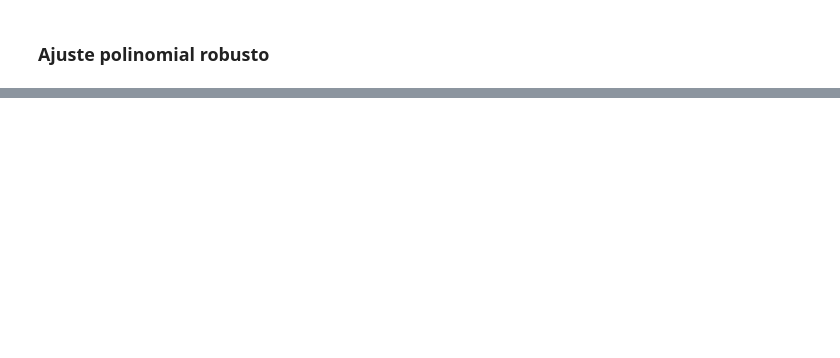
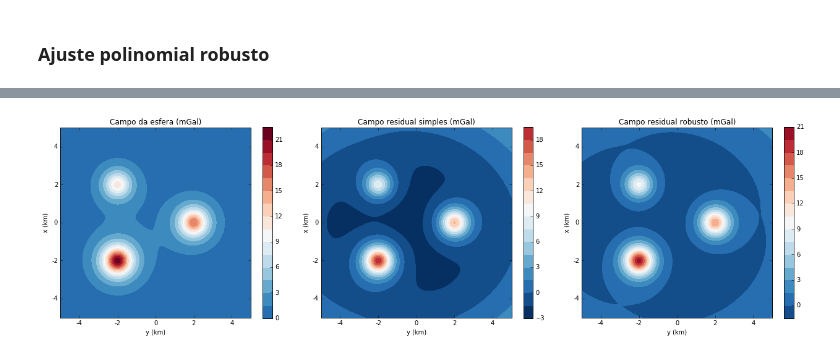
Before and after one commit to birocoles/Disciplina-metodos-potenciais, a Jupyter notebook: Aulas/Separacao_regional_residual/ajuste_polinomial_robusto.ipynb, the cells around one changed output, grey strips where cells are left out. Saved outputs shown, nothing was run; the diff lists cells and outputs as text; code cells hidden in the pictures; blank space fills up the shorter version.

```diff
--- a/Aulas/Separacao_regional_residual/ajuste_polinomial_robusto.ipynb
+++ b/Aulas/Separacao_regional_residual/ajuste_polinomial_robusto.ipynb
@@ -185,0 +217,43 @@ mpl.show()
+# %%
+maximo = np.max([np.max(gz_esfera), np.max(gz_residual1), np.max(gz_residual2)])
+
+minimo = np.min([np.min(gz_esfera), np.min(gz_residual1), np.min(gz_residual2)])
+
+mpl.close('all')
+mpl.figure(figsize=(18,5))
+
+mpl.subplot(1,3,1)
+mpl.title("Campo da esfera (mGal)")
+mpl.axis('scaled')
+mpl.contourf(yp, xp, gz_esfera, shape, 15, cmap = mpl.get_cmap('RdBu_r'),
+            vmin=minimo, vmax=maximo)
+mpl.colorbar()
+mpl.xlabel('y (km)')
+mpl.ylabel('x (km)')
+mpl.m2km()
+
+mpl.subplot(1,3,2)
+mpl.title("Campo residual simples (mGal)")
+mpl.axis('scaled')
+mpl.contourf(yp, xp, gz_residual1, shape, 15, cmap = mpl.get_cmap('RdBu_r'),
+            vmin=minimo, vmax=maximo)
+mpl.colorbar()
+mpl.xlabel('y (km)')
+mpl.ylabel('x (km)')
+mpl.m2km()
+
+mpl.subplot(1,3,3)
+mpl.title("Campo residual robusto (mGal)")
+mpl.axis('scaled')
+mpl.contourf(yp, xp, gz_residual2, shape, 15, cmap = mpl.get_cmap('RdBu_r'),
+            vmin=minimo, vmax=maximo)
+mpl.colorbar()
+mpl.xlabel('y (km)')
+mpl.ylabel('x (km)')
+mpl.m2km()
+
+mpl.tight_layout(pad = 2.)
+
+mpl.show()
+# %% [output]
+[figure, added]
```
Also changed, not shown: parts of 10 cells of this notebook.
